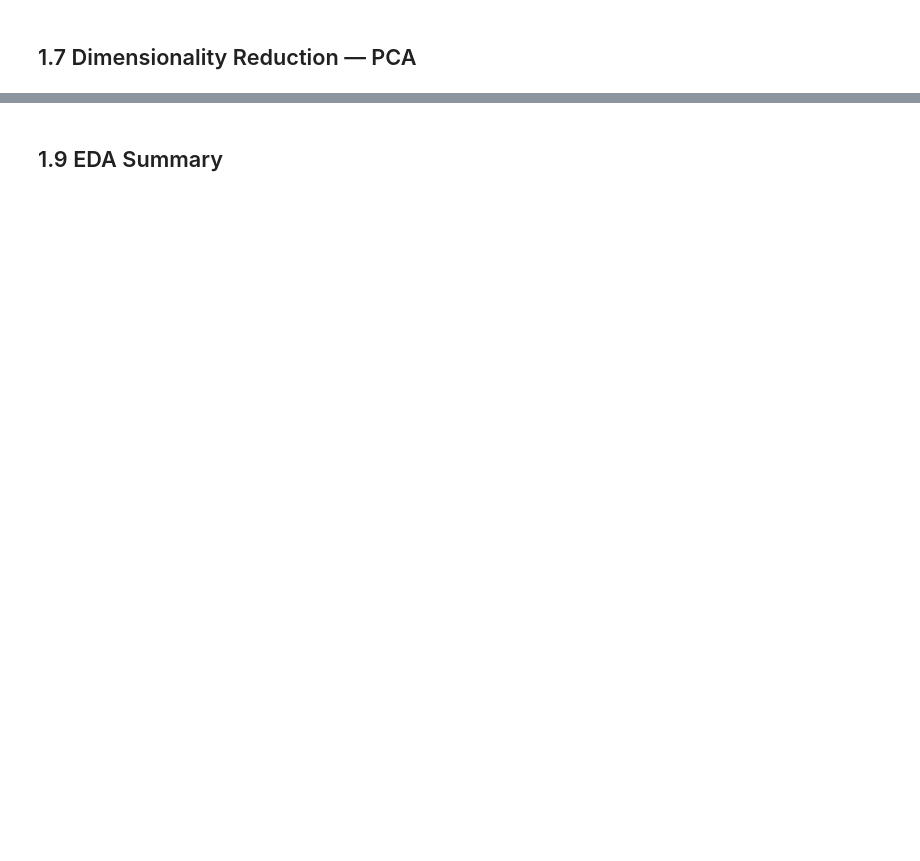
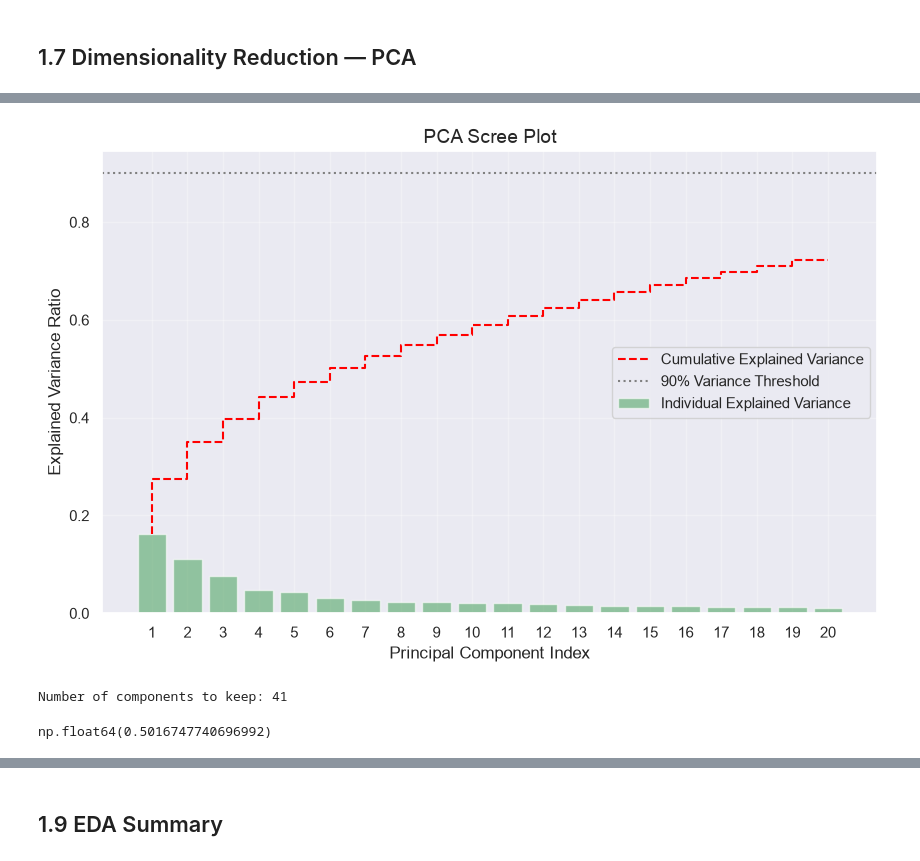
Before and after one commit to joshuasim/schizophrenia-pathway-classifier, a Jupyter notebook: notebooks/01_eda.ipynb, the cells around one changed output, grey strips where cells are left out. Cells and saved outputs as stored; diff of their text form; code cells hidden in the pictures; blank space fills up the shorter version.

```diff
--- a/notebooks/01_eda.ipynb
+++ b/notebooks/01_eda.ipynb
@@ -364,0 +394,46 @@ The `len` of `merged_df` is 59 matching the number of samples, and the diagnosis
+# %%
+df_cleaned = merged_df.drop(columns=['sample_id', 'duration', 'diagnosis', 'name'])
+# scale features
+df_scaled = StandardScaler().fit_transform(df_cleaned)
+
+# fit and transform
+pca = PCA(n_components = 59)
+X_pca = pca.fit_transform(df_scaled)
+
+# metrics
+exp_var_ratio = pca.explained_variance_ratio_
+cum_var_ratio = np.cumsum(exp_var_ratio)
+num_components = len(exp_var_ratio)
+
+# plot
+n_display = 20
+components_range = range(1, n_display + 1)
+plt.figure()
+
+# individual variance
+plt.bar(components_range, exp_var_ratio[:n_display], alpha=0.6, color='g', label='Individual Explained Variance')
+
+# line chart for cumulative variance
+plt.step(components_range, cum_var_ratio[:n_display], label='Cumulative Explained Variance', color='red', linestyle='--')
+
+plt.title('PCA Scree Plot', fontsize=14)
+plt.xlabel('Principal Component Index', fontsize=12)
+plt.ylabel('Explained Variance Ratio', fontsize=12)
+plt.xticks(components_range)
+plt.axhline(y=0.90, color='gray', linestyle=':', label='90% Variance Threshold')
+plt.legend(loc='best')
+plt.grid(True, alpha=0.3)
+
+plt.savefig("../images/pca_scree_plot.png")
+plt.show()
+
+# determine number of components to keep
+n_components = np.argmax(cum_var_ratio >= 0.90) + 1
+print(f"Number of components to keep: {n_components}")
+# %% [output]
+[figure, added]
+Number of components to keep: 41
+# %%
+cum_var_ratio[6]
+# %% [output]
+np.float64(0.5016747740696992)
```
Also changed, not shown: parts of 11 cells of this notebook, 2 other files.
